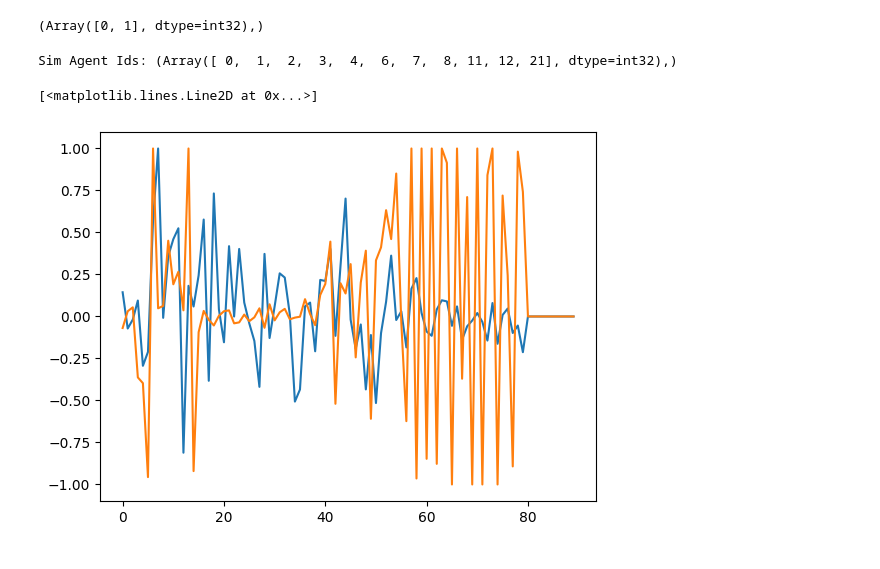
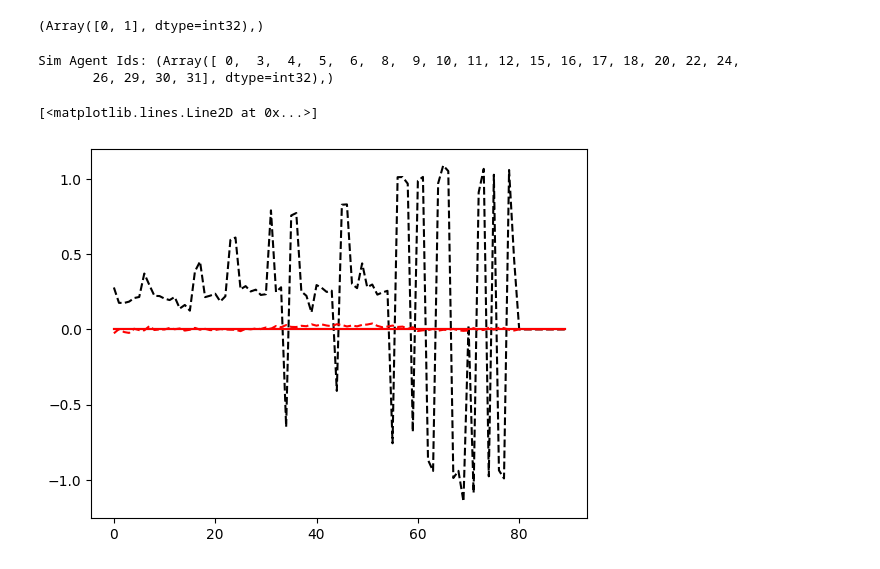
Before and after one commit to zzx9636/MTR, a Jupyter notebook: test_waymax.ipynb, the cells around one changed output. Saved outputs shown, nothing was run; the diff lists cells and outputs as text; code cells hidden in the pictures.

Commit message:
fix inverse add discrete

```diff
--- a/test_waymax.ipynb
+++ b/test_waymax.ipynb
@@ -97,7 +105,7 @@ env = MultiAgentEnvironment(
 @jax.jit
 def check_controlled(state: datatypes.SimulatorState):
     current_stamp = state.timestep
-    is_valid = jnp.logical_or(state.object_metadata.is_modeled, state.object_metadata.is_sdc)
+    # is_valid = jnp.logical_or(state.object_metadata.is_modeled, state.object_metadata.is_sdc)
     is_valid = state.sim_trajectory.valid[..., current_stamp]
 
     # get velocity in the log
@@ -113,6 +121,10 @@ def check_controlled(state: datatypes.SimulatorState):
     is_vehicle = (state.object_metadata.object_types == 1)
 
     return jnp.logical_and(is_valid, jnp.logical_and(is_moving, is_vehicle))
+
+# @jax.jit
+# def check_controlled(state: datatypes.SimulatorState):
+#     return state.object_metadata.is_modeled
 # %%
 # Setup a few actors, see visualization below for how each actor behaves.
 
@@ -164,21 +174,36 @@ states = [env.reset(scenario)]
 a = np.zeros((32,90, 2))
 for i in range(states[0].remaining_timesteps):
   current_state = states[-1]
-  policy_output = actor_policy.select_action({}, current_state, None, None)
+
+  policy_output, _, _, _ = actor_policy.select_action({}, current_state, None, None)
+  # gt = compute_inverse(current_state.log_trajectory,
+  #                     current_state.timestep,
+  #                     0.1,
+  #                     False)
+
+  # policy_output = actor_core.WaymaxActorOutput(
+  #           action=gt,
+  #           actor_state=None,
+  #           is_controlled=check_controlled(current_state),
+  #       )
+
   a[:, i] = np.asarray(policy_output.action.data)
-  # print(policy_output)
   next_state = env.step_sim_agent(states[-1], [policy_output])
   states.append(next_state)
 
+idx =jnp.where(policy_output.is_controlled)[0]
 print("Sim Agent Ids:", jnp.where(policy_output.is_controlled))
 # %% [output]
-Sim Agent Ids: (Array([ 0,  1,  2,  3,  4,  6,  7,  8, 11, 12, 21], dtype=int32),)
+Sim Agent Ids: (Array([ 0,  3,  4,  5,  6,  8,  9, 10, 11, 12, 15, 16, 17, 18, 20, 22, 24,
+       26, 29, 30, 31], dtype=int32),)
 # %%
-plt.plot(a[1, :, 0]/10)
-plt.plot(a[1, :, 1]/0.3)
+plt.plot(a[0, :, 0]/10, '--k')
+plt.plot(a[0, :, 1]/0.3, '--r')
+plt.plot(a[1, :, 0]/10, '-k')
+plt.plot(a[1, :, 1]/0.3, '-r')
 # %% [output]
 [<matplotlib.lines.Line2D at 0x...>]
-[figure, old version]
+[figure, new version]
 # %%
 imgs = []
 for state in states:
```
Also changed, not shown: parts of 4 cells of this notebook, 12 other files.
